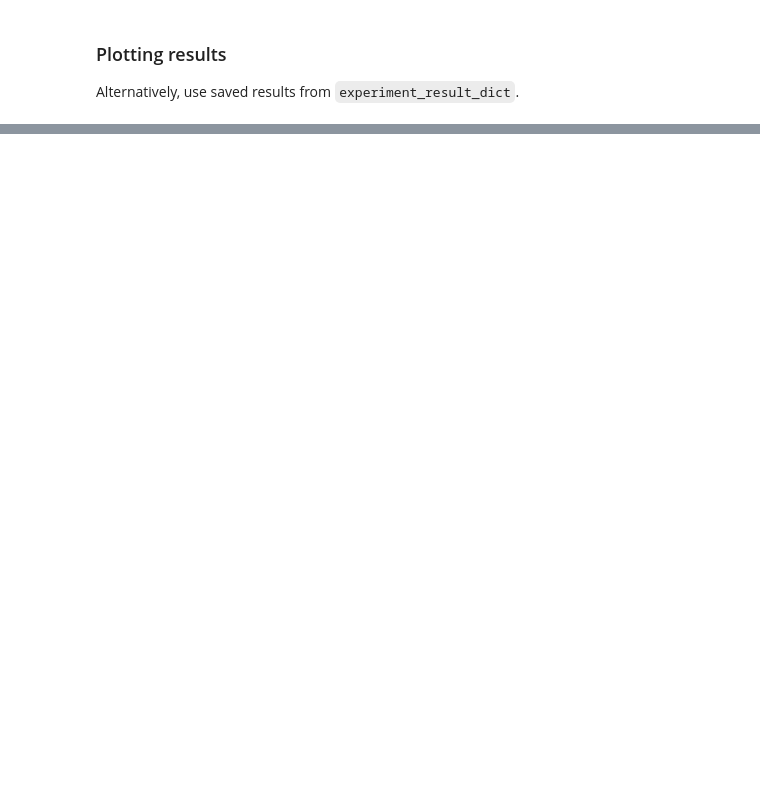
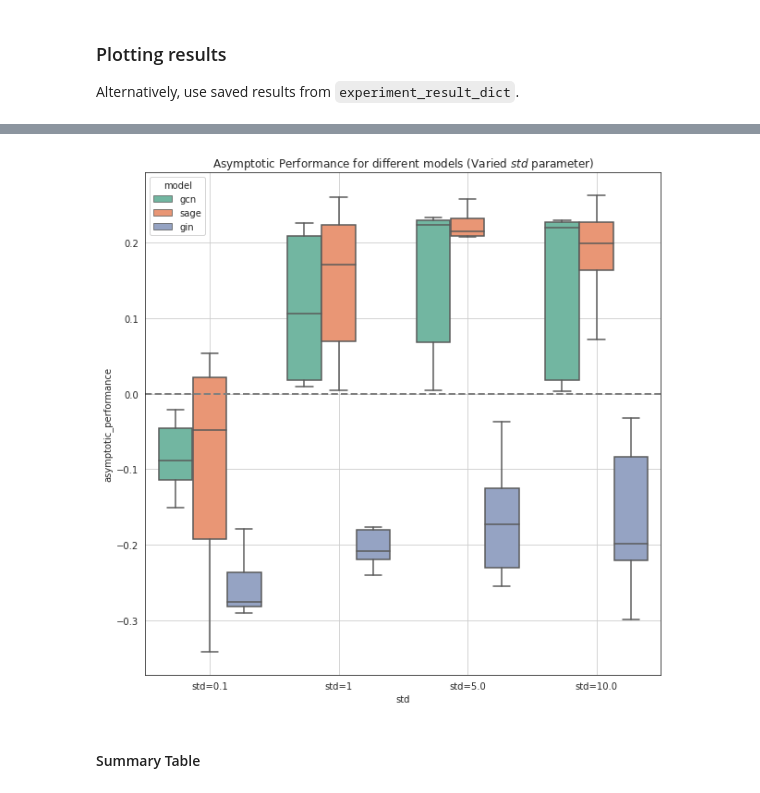
Before and after one commit to nishai/Graph-Network-Transfer, a Jupyter notebook: Synthetic Data/graph_classification/results/results.ipynb, the cells around one changed output, grey strips where cells are left out. Saved outputs shown, nothing was run; the diff lists cells and outputs as text; code cells hidden in the pictures; blank space fills up the shorter version.

```diff
--- a/Synthetic Data/graph_classification/results/results.ipynb
+++ b/Synthetic Data/graph_classification/results/results.ipynb
@@ -337,0 +333,34 @@ plt.legend();
+# %%
+MODE='std'
+
+asympototic_perf_list = []
+
+for i, model in enumerate(models):
+    # base experiment
+    base_acc = experiment_results['base'][frozenset({'base', model})]['accuracies']
+
+    # transfer experiments
+    for tag, result in experiment_results[MODE][model].items():
+        transfer_acc = result['accuracies']
+        asym_perf = [t[-1]-b[-1] for b, t in zip(base_acc, transfer_acc)]
+
+        for ap in asym_perf:
+            ap = {'model': model, MODE: get_label(tag, MODE), 'asymptotic_performance': ap}
+            asympototic_perf_list.append(ap)
+
+asymptotic_perf_df = pd.DataFrame.from_records(asympototic_perf_list)
+# %%
+plt.figure(figsize=(10, 10))
+
+ax = sns.boxplot(data=asymptotic_perf_df, x=MODE, y='asymptotic_performance', hue='model', palette="Set2", showfliers = False)
+
+ax.axhline(y=0, color='grey', lw=2, linestyle='--')
+
+ax.grid(True)
+plt.title('Asymptotic Performance for different models (Varied ${}$ parameter)'.format(MODE));
+
+plt.show()
+# %% [output]
+[figure, added]
+# %% [markdown]
+#### Summary Table
```
Also changed, not shown: parts of 20 cells of this notebook, 4 other files.
